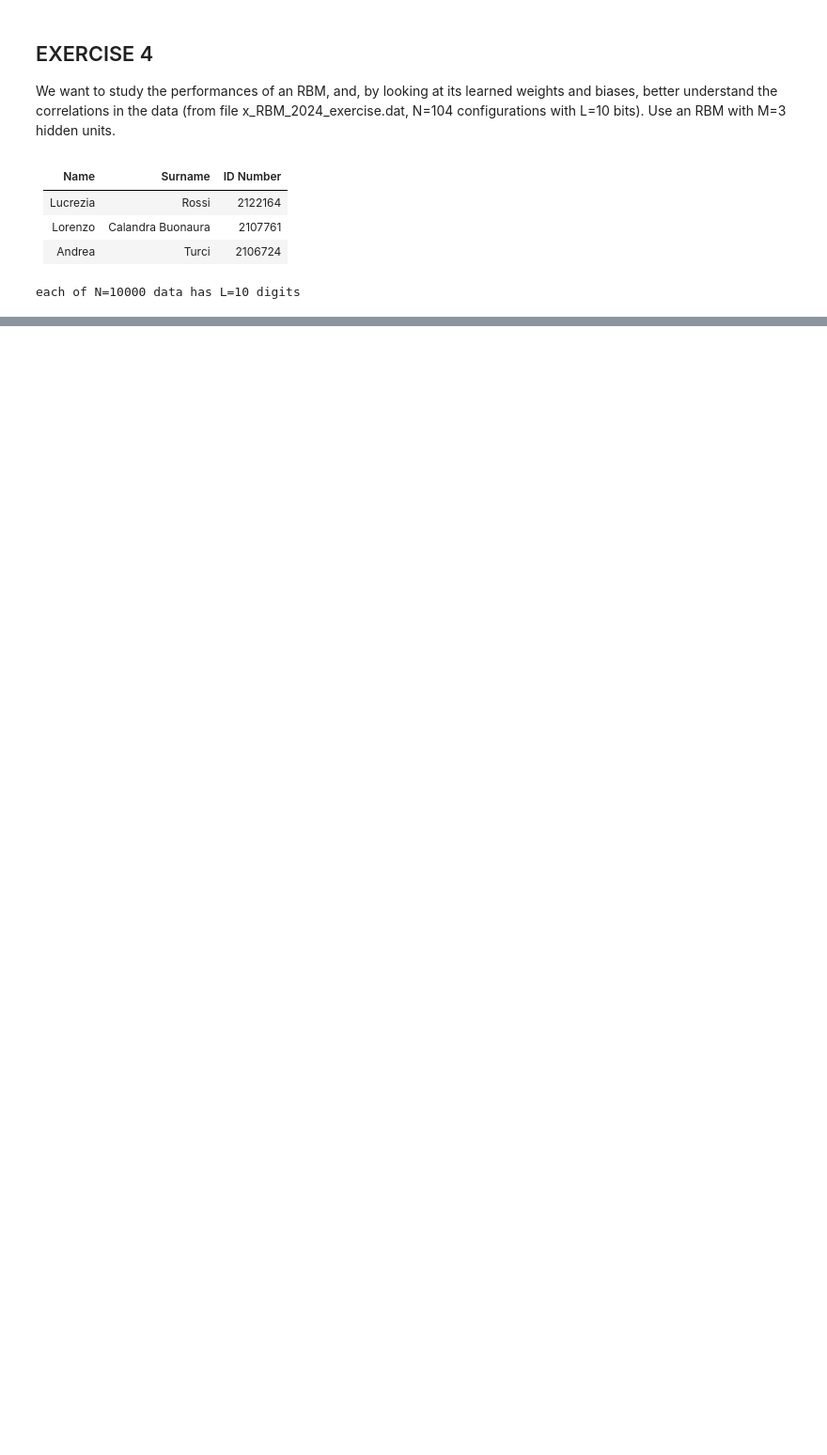
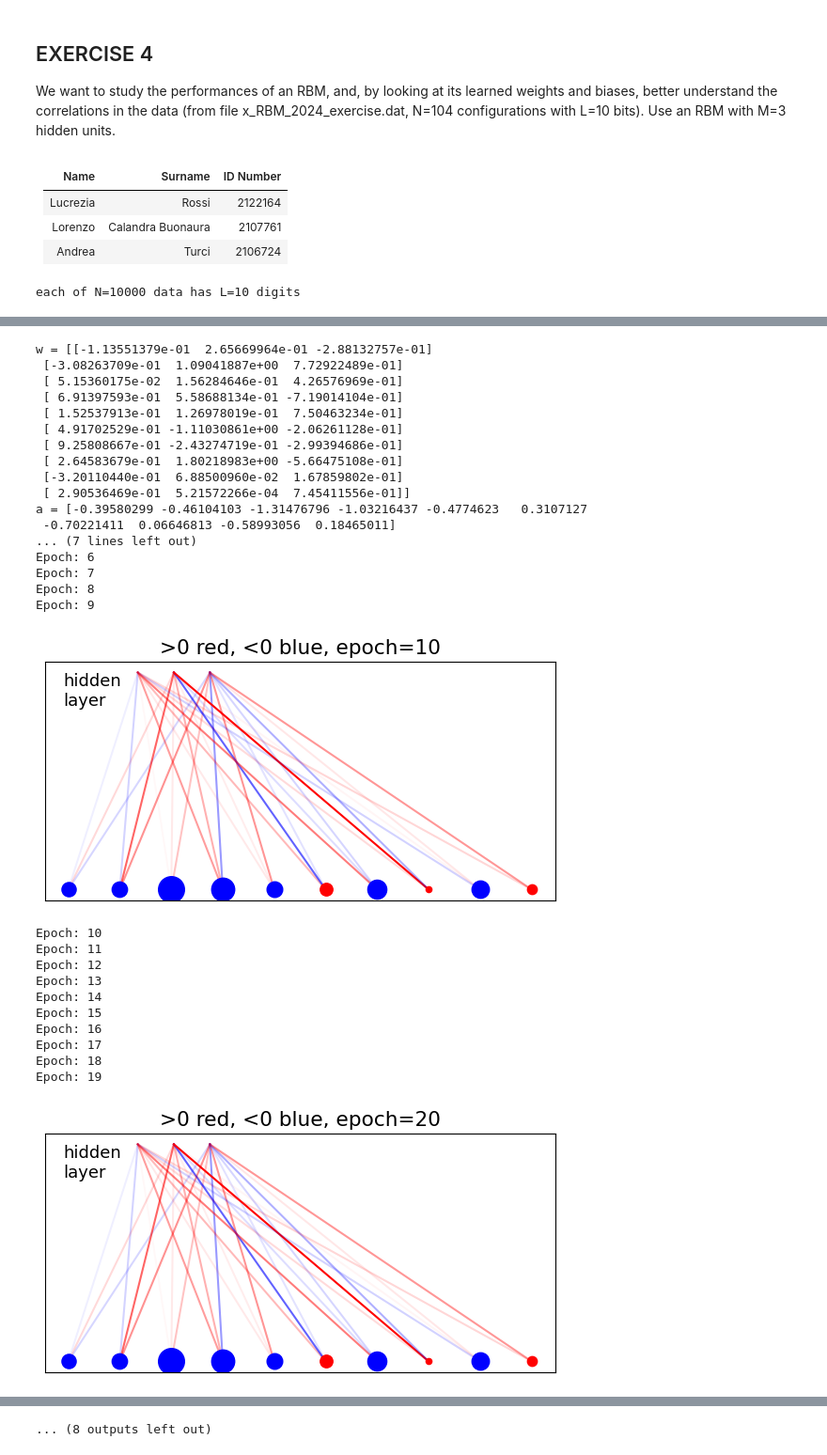
Before and after one commit to Kallo27/LCP_B, a Jupyter notebook: Ex4/group2405_exercise4.ipynb, the cells around one changed output, grey strips where cells are left out. Shown at 94% size. Saved outputs shown, nothing was run; the diff lists cells and outputs as text; code cells hidden in the pictures; blank space fills up the shorter version.

```diff
--- a/Ex4/group2405_exercise4.ipynb
+++ b/Ex4/group2405_exercise4.ipynb
@@ -268,24 +30,0 @@ l_rate =  0.6666666666666671
-# %%
-import itertools as it
-
-def energy(v,h,w,a,b):
-    energy= -np.dot(v, a) - np.dot(h, b) - np.sum(np.dot(v, w) * h)
-    return energy
-
-def log_likelihood(data, w, a, b):
-    # Generate all possible configurations of visible units
-    possible_configs_v = list(it.product([0, 1], repeat=L))
-    possible_configs_h = list(it.product([0, 1], repeat=M))
-
-    energies = [energy(v,h, w, a, b) for h in possible_configs_h for v in data]
-
-    # Compute energy for each configuration
-    energies = np.mean(energies * np.exp(-np.array(energies)))
-
-    # Compute the partition function
-    partition_func = np.sum([np.exp(-energy(v,h, w, a, b)) for h in possible_configs_h for v in possible_configs_v])
-
-    # Compute log-likelihood
-    log_like = -energies-np.log(partition_func)
-
-    return log_like
@@ -522,13 +250,0 @@ class RBM:
-# %%
-# Create RBM instance
-rbm = RBM(L, M, GAP)
-
-# Plot graph
-rbm._initialize_weights()  # Initialize weights
-rbm.plot_graph()
-
-# Example usage: train RBM
-rbm.train(v)
-
-# Plot graph after training
-rbm.plot_graph()
@@ -550,0 +251,36 @@ ValueError: operands could not be broadcast together with shapes (3,) (10,) (3,)
+# %%
+M=3
+
+rbm = RBM(v, L, M)
+rbm._initialize_weights()
+rbm._train(show_graph=True)
+# %% [output]
+w = [[-1.13551379e-01  2.65669964e-01 -2.88132757e-01]
+ [-3.08263709e-01  1.09041887e+00  7.72922489e-01]
+ [ 5.15360175e-02  1.56284646e-01  4.26576969e-01]
+ [ 6.91397593e-01  5.58688134e-01 -7.19014104e-01]
+ [ 1.52537913e-01  1.26978019e-01  7.50463234e-01]
+ [ 4.91702529e-01 -1.11030861e+00 -2.06261128e-01]
+ [ 9.25808667e-01 -2.43274719e-01 -2.99394686e-01]
+ [ 2.64583679e-01  1.80218983e+00 -5.66475108e-01]
+ [-3.20110440e-01  6.88500960e-02  1.67859802e-01]
+ [ 2.90536469e-01  5.21572266e-04  7.45411556e-01]]
+a = [-0.39580299 -0.46104103 -1.31476796 -1.03216437 -0.4774623   0.3107127
+ -0.70221411  0.06646813 -0.58993056  0.18465011]
+... (7 lines left out)
+Epoch: 6
+Epoch: 7
+Epoch: 8
+Epoch: 9
+[figure, added]
+Epoch: 10
+Epoch: 11
+Epoch: 12
+Epoch: 13
+Epoch: 14
+Epoch: 15
+Epoch: 16
+Epoch: 17
+Epoch: 18
+Epoch: 19
+[figure, added]
@@ -550,0 +331 @@ ValueError: operands could not be broadcast together with shapes (3,) (10,) (3,)
+... (8 outputs left out)
```
Also changed, not shown: parts of 13 cells of this notebook, 2 other files.
